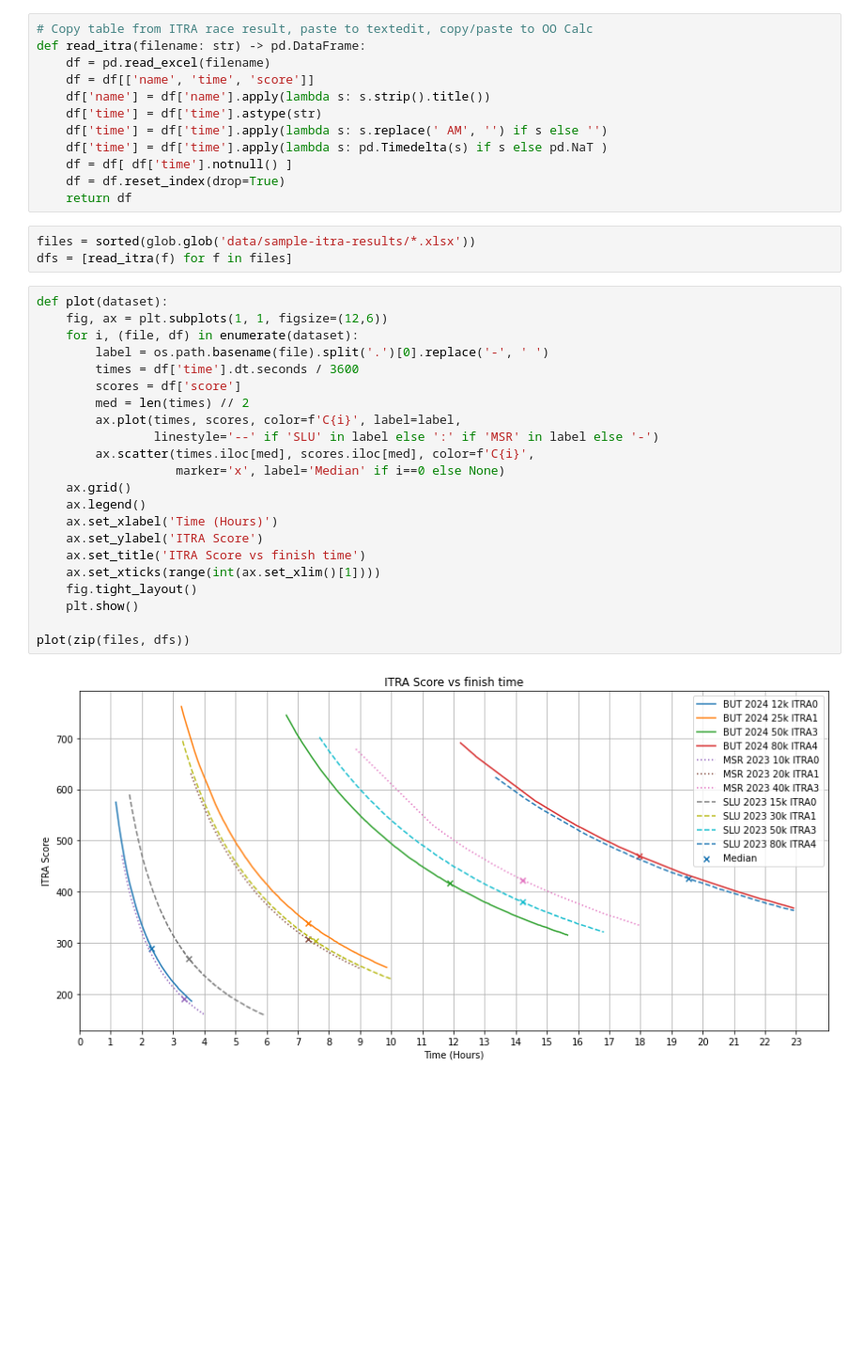
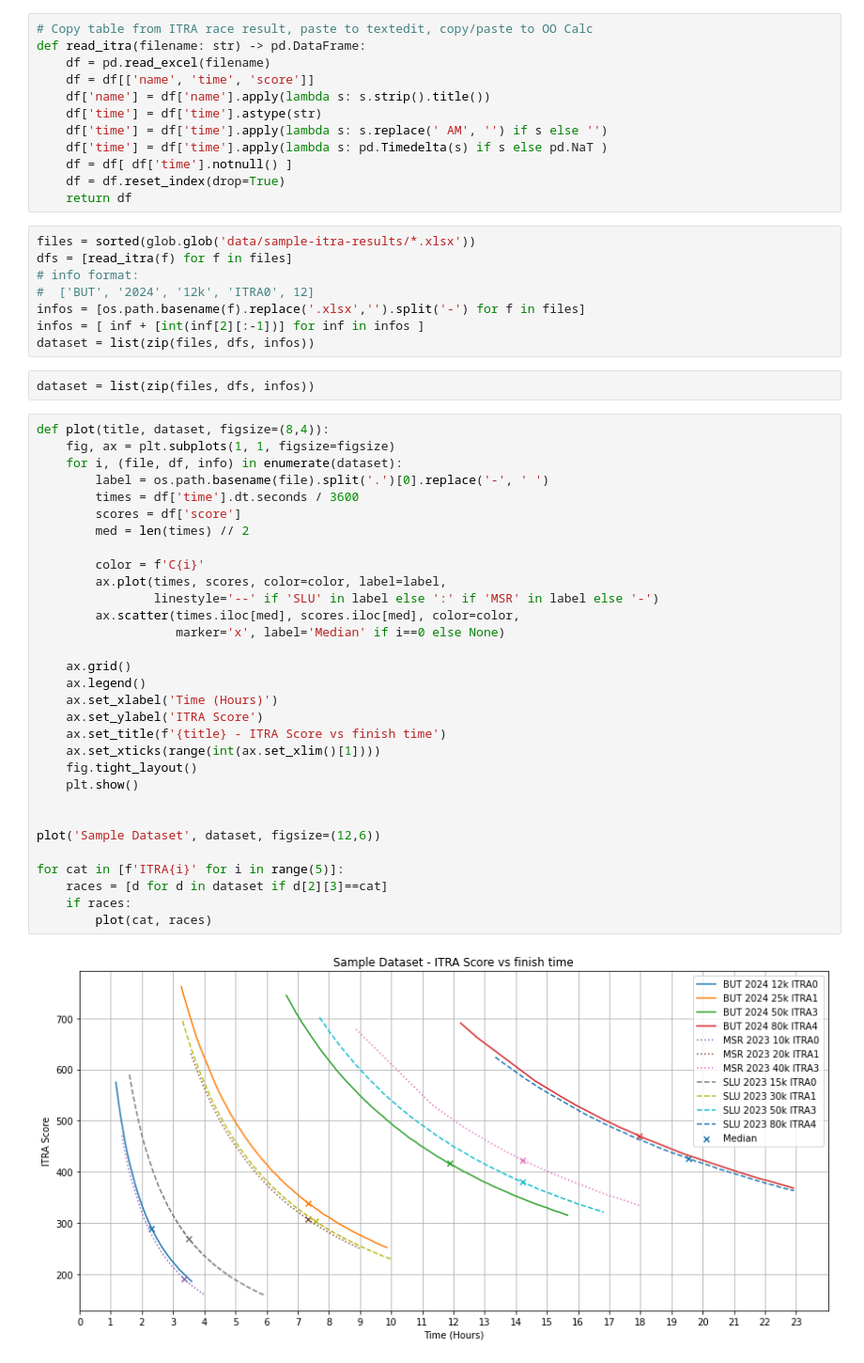
Before and after one commit to bennylp/indotrailstats, a Jupyter notebook: ITRA-cmp-scores.ipynb, the cells around one changed output. Shown at 94% size. Saved outputs shown, nothing was run; the diff lists cells and outputs as text; blank space fills up the shorter version.

```diff
--- a/ITRA-cmp-scores.ipynb
+++ b/ITRA-cmp-scores.ipynb
@@ -22,27 +22,43 @@ def read_itra(filename: str) -> pd.DataFrame:
 # %%
 files = sorted(glob.glob('data/sample-itra-results/*.xlsx'))
 dfs = [read_itra(f) for f in files]
+# info format:
+#  ['BUT', '2024', '12k', 'ITRA0', 12]
+infos = [os.path.basename(f).replace('.xlsx','').split('-') for f in files]
+infos = [ inf + [int(inf[2][:-1])] for inf in infos ]
+dataset = list(zip(files, dfs, infos))
+# %%
+dataset = list(zip(files, dfs, infos))
 # %%
-def plot(dataset):
-    fig, ax = plt.subplots(1, 1, figsize=(12,6))
-    for i, (file, df) in enumerate(dataset):
+def plot(title, dataset, figsize=(8,4)):
+    fig, ax = plt.subplots(1, 1, figsize=figsize)
+    for i, (file, df, info) in enumerate(dataset):
         label = os.path.basename(file).split('.')[0].replace('-', ' ')
         times = df['time'].dt.seconds / 3600
         scores = df['score']
         med = len(times) // 2
-        ax.plot(times, scores, color=f'C{i}', label=label,
+
+        color = f'C{i}'
+        ax.plot(times, scores, color=color, label=label,
                 linestyle='--' if 'SLU' in label else ':' if 'MSR' in label else '-')
-        ax.scatter(times.iloc[med], scores.iloc[med], color=f'C{i}',
+        ax.scatter(times.iloc[med], scores.iloc[med], color=color,
                    marker='x', label='Median' if i==0 else None)
+
     ax.grid()
     ax.legend()
     ax.set_xlabel('Time (Hours)')
     ax.set_ylabel('ITRA Score')
-    ax.set_title('ITRA Score vs finish time')
+    ax.set_title(f'{title} - ITRA Score vs finish time')
     ax.set_xticks(range(int(ax.set_xlim()[1])))
     fig.tight_layout()
     plt.show()
 
-plot(zip(files, dfs))
+
+plot('Sample Dataset', dataset, figsize=(12,6))
+
+for cat in [f'ITRA{i}' for i in range(5)]:
+    races = [d for d in dataset if d[2][3]==cat]
+    if races:
+        plot(cat, races)
 # %% [output]
-[figure, old version]
+[figure, new version]
```
Also changed, not shown: parts of 1 cell of this notebook, 19 other files.
